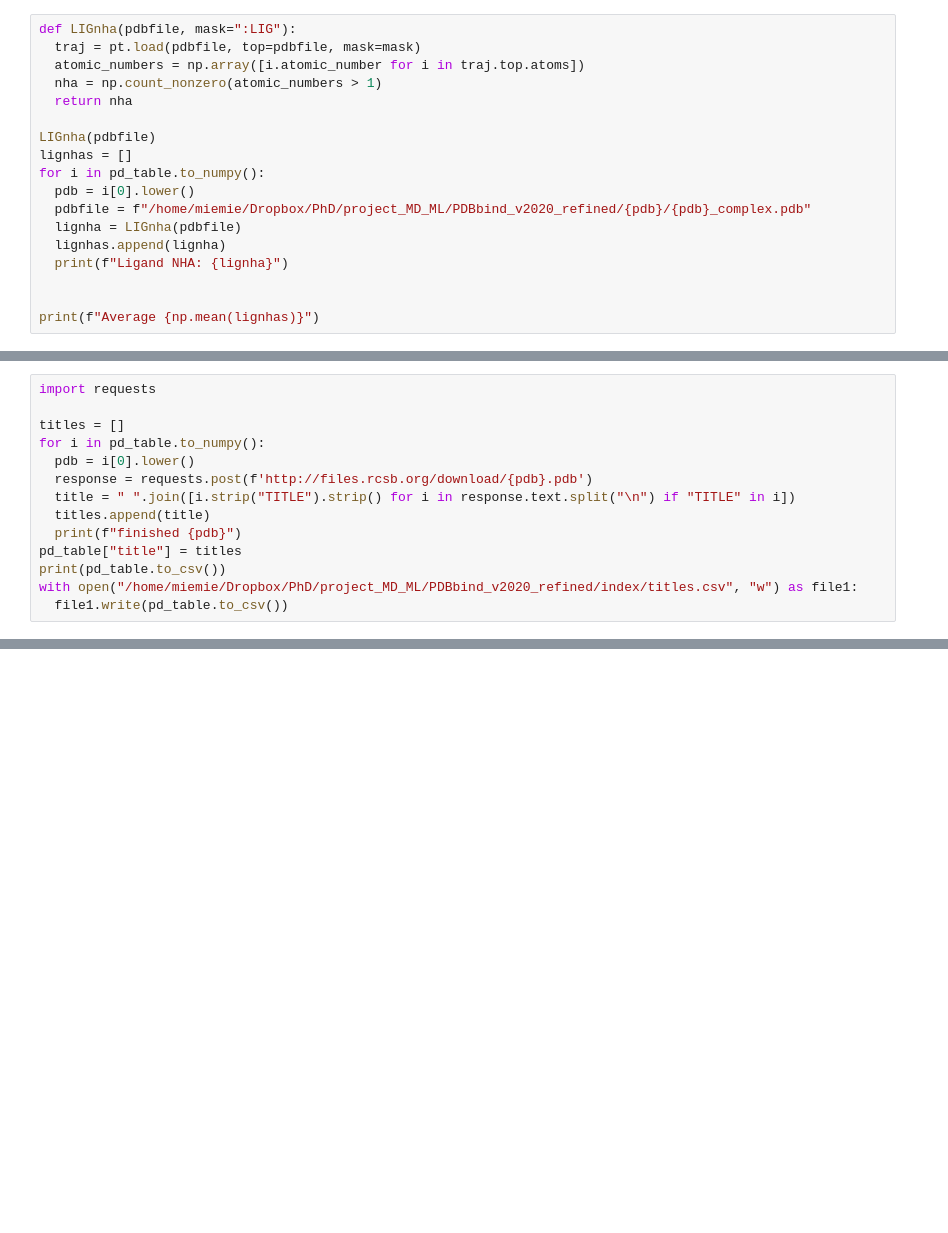
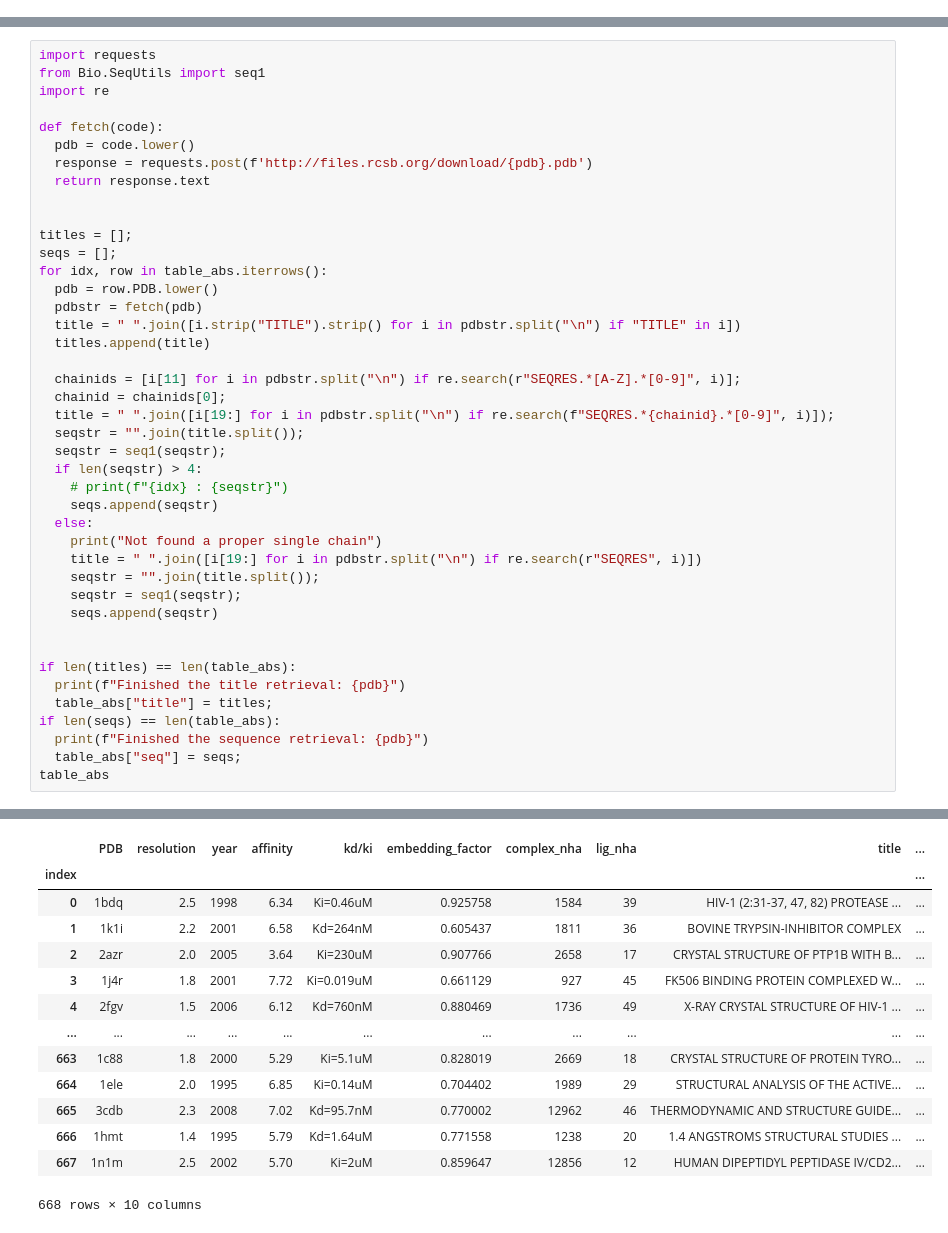
Before and after one commit to miemiemmmm/Nearl, a Jupyter notebook: notebooks/PDBBind_selection.ipynb, the cells around one changed output, grey strips where cells are left out. Saved outputs shown, nothing was run; the diff lists cells and outputs as text; blank space fills up the shorter version.

```diff
--- a/notebooks/PDBBind_selection.ipynb
+++ b/notebooks/PDBBind_selection.ipynb
@@ -247,19 +188 @@ print(np.mean(ratios))
 1.109888041096362
-# %%
-def LIGnha(pdbfile, mask=":LIG"):
-  traj = pt.load(pdbfile, top=pdbfile, mask=mask)
-  atomic_numbers = np.array([i.atomic_number for i in traj.top.atoms])
-  nha = np.count_nonzero(atomic_numbers > 1)
-  return nha
-
-LIGnha(pdbfile)
-lignhas = []
-for i in pd_table.to_numpy():
-  pdb = i[0].lower()
-  pdbfile = f"/home/miemie/Dropbox/PhD/project_MD_ML/PDBbind_v2020_refined/{pdb}/{pdb}_complex.pdb"
-  lignha = LIGnha(pdbfile)
-  lignhas.append(lignha)
-  print(f"Ligand NHA: {lignha}")
-
-
-print(f"Average {np.mean(lignhas)}")
@@ -290,15 +191,43 @@ SyntaxError: invalid syntax (2920258057.py, line 1)
 # %%
 import requests
+from Bio.SeqUtils import seq1
+import re
 
-titles = []
-for i in pd_table.to_numpy():
-  pdb = i[0].lower()
+def fetch(code):
+  pdb = code.lower()
   response = requests.post(f'http://files.rcsb.org/download/{pdb}.pdb')
-  title = " ".join([i.strip("TITLE").strip() for i in response.text.split("\n") if "TITLE" in i])
+  return response.text
+
+
+titles = [];
+seqs = [];
+for idx, row in table_abs.iterrows():
+  pdb = row.PDB.lower()
+  pdbstr = fetch(pdb)
+  title = " ".join([i.strip("TITLE").strip() for i in pdbstr.split("\n") if "TITLE" in i])
   titles.append(title)
-  print(f"finished {pdb}")
-pd_table["title"] = titles
-print(pd_table.to_csv())
-with open("/home/miemie/Dropbox/PhD/project_MD_ML/PDBbind_v2020_refined/index/titles.csv", "w") as file1:
-  file1.write(pd_table.to_csv())
+
+  chainids = [i[11] for i in pdbstr.split("\n") if re.search(r"SEQRES.*[A-Z].*[0-9]", i)];
+  chainid = chainids[0];
+  title = " ".join([i[19:] for i in pdbstr.split("\n") if re.search(f"SEQRES.*{chainid}.*[0-9]", i)]);
+  seqstr = "".join(title.split());
+  seqstr = seq1(seqstr);
+  if len(seqstr) > 4:
+    # print(f"{idx} : {seqstr}")
+    seqs.append(seqstr)
+  else:
+    print("Not found a proper single chain")
+    title = " ".join([i[19:] for i in pdbstr.split("\n") if re.search(r"SEQRES", i)])
+    seqstr = "".join(title.split());
+    seqstr = seq1(seqstr);
+    seqs.append(seqstr)
+
+
+if len(titles) == len(table_abs):
+  print(f"Finished the title retrieval: {pdb}")
+  table_abs["title"] = titles;
+if len(seqs) == len(table_abs):
+  print(f"Finished the sequence retrieval: {pdb}")
+  table_abs["seq"] = seqs;
+table_abs
 # %% [output]
@@ -322 +236,15 @@ finished 2pk6
+|  | PDB | resolution | year | affinity | kd/ki | embedding_factor | complex_nha | lig_nha | title | ... |
+| index |  |  |  |  |  |  |  |  |  | ... |
+| 0 | 1bdq | 2.5 | 1998 | 6.34 | Ki=0.46uM | 0.925758 | 1584 | 39 | HIV-1 (2:31-37, 47, 82) PROTEASE ... | ... |
+| 1 | 1k1i | 2.2 | 2001 | 6.58 | Kd=264nM | 0.605437 | 1811 | 36 | BOVINE TRYPSIN-INHIBITOR COMPLEX | ... |
+| 2 | 2azr | 2.0 | 2005 | 3.64 | Ki=230uM | 0.907766 | 2658 | 17 | CRYSTAL STRUCTURE OF PTP1B WITH B... | ... |
+| 3 | 1j4r | 1.8 | 2001 | 7.72 | Ki=0.019uM | 0.661129 | 927 | 45 | FK506 BINDING PROTEIN COMPLEXED W... | ... |
+| 4 | 2fgv | 1.5 | 2006 | 6.12 | Kd=760nM | 0.880469 | 1736 | 49 | X-RAY CRYSTAL STRUCTURE OF HIV-1 ... | ... |
+| ... | ... | ... | ... | ... | ... | ... | ... | ... | ... | ... |
+| 663 | 1c88 | 1.8 | 2000 | 5.29 | Ki=5.1uM | 0.828019 | 2669 | 18 | CRYSTAL STRUCTURE OF PROTEIN TYRO... | ... |
+| 664 | 1ele | 2.0 | 1995 | 6.85 | Ki=0.14uM | 0.704402 | 1989 | 29 | STRUCTURAL ANALYSIS OF THE ACTIVE... | ... |
+| 665 | 3cdb | 2.3 | 2008 | 7.02 | Kd=95.7nM | 0.770002 | 12962 | 46 | THERMODYNAMIC AND STRUCTURE GUIDE... | ... |
+| 666 | 1hmt | 1.4 | 1995 | 5.79 | Kd=1.64uM | 0.771558 | 1238 | 20 | 1.4 ANGSTROMS STRUCTURAL STUDIES ... | ... |
+| 667 | 1n1m | 2.5 | 2002 | 5.70 | Ki=2uM | 0.859647 | 12856 | 12 | HUMAN DIPEPTIDYL PEPTIDASE IV/CD2... | ... |
+668 rows × 10 columns
 # %%
```
Also changed, not shown: parts of 27 cells of this notebook, 9 other files.
